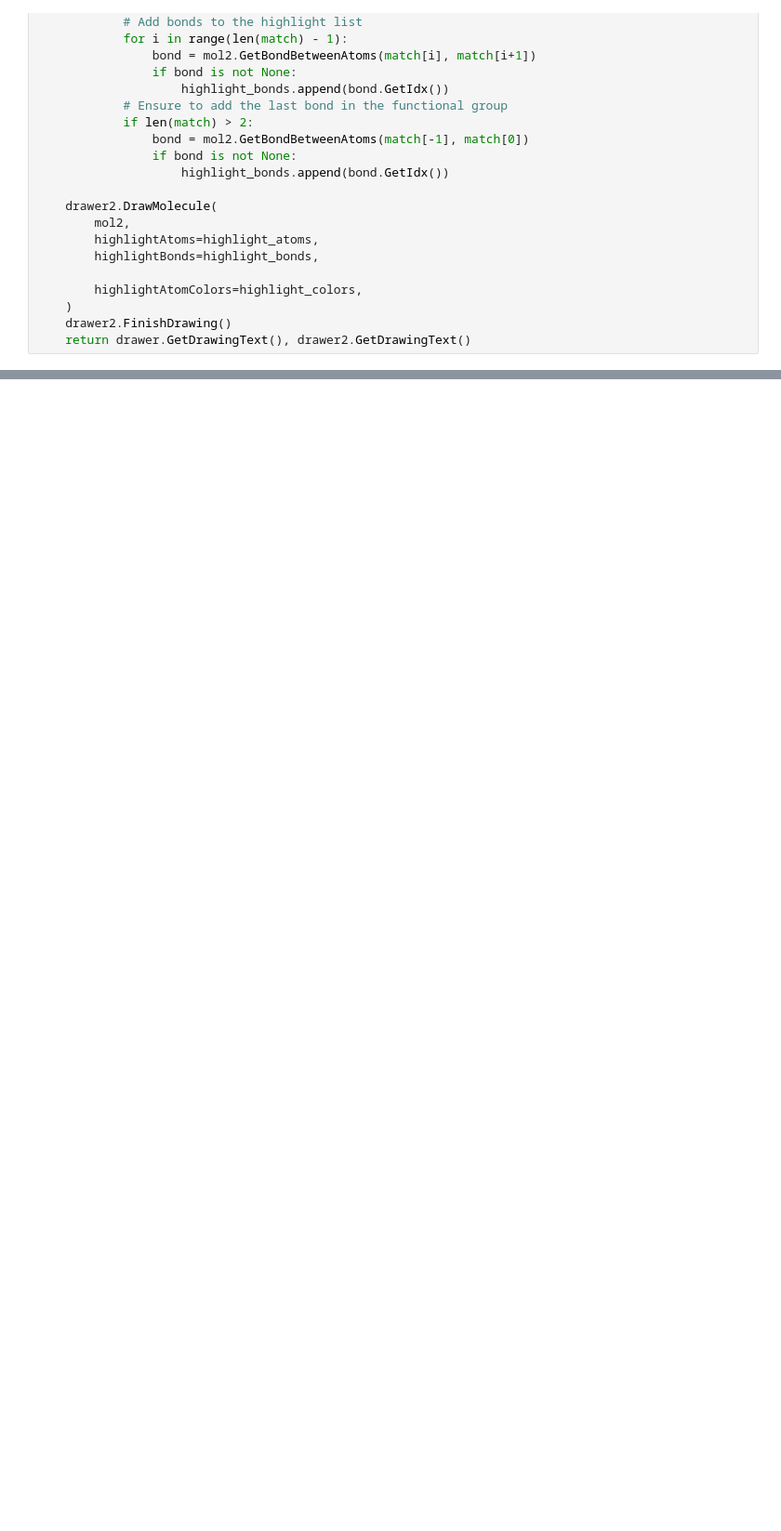
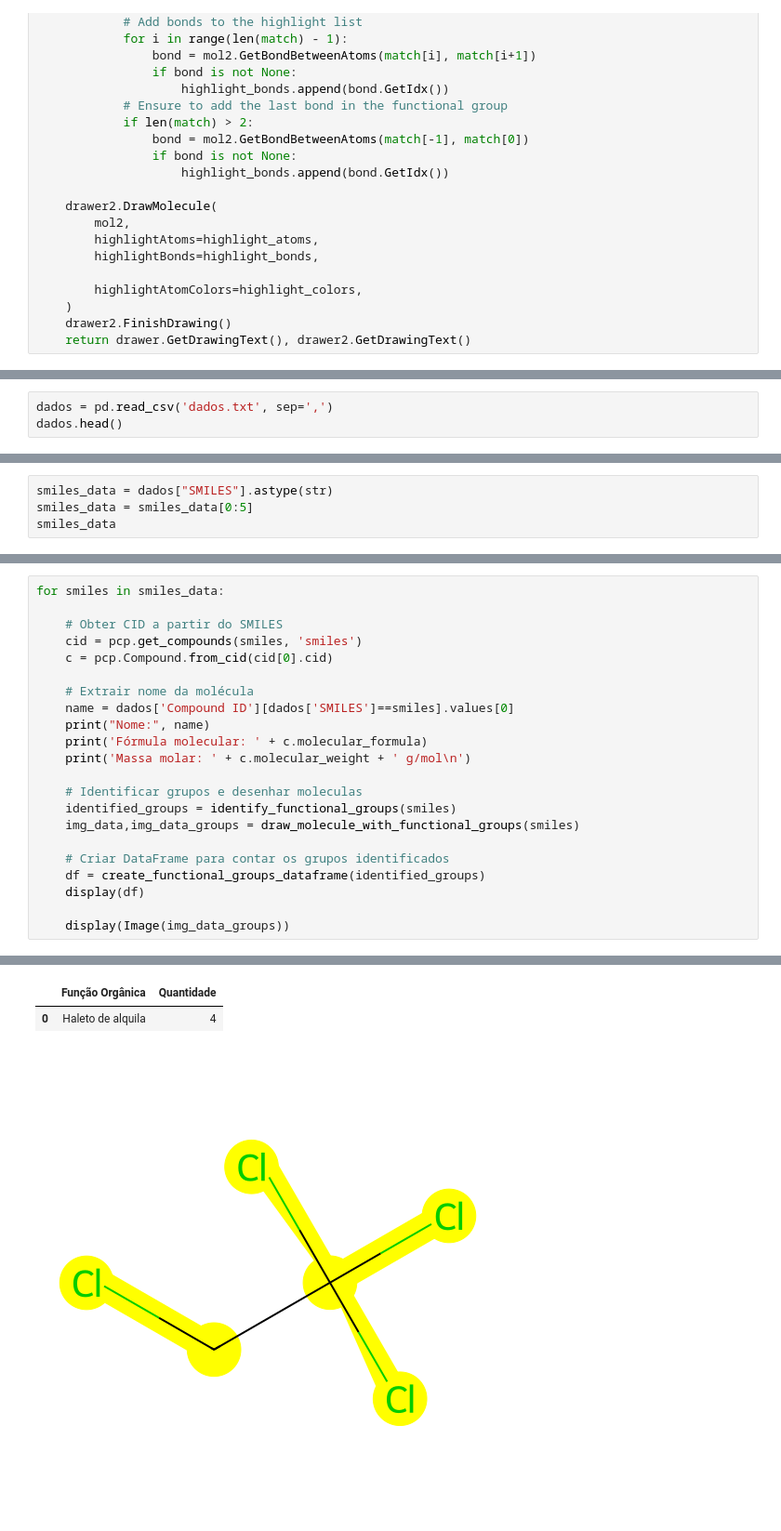
Before and after one commit to willc127/Chemistry_Compounds, a Jupyter notebook: identifier/identifier_groups.ipynb, the cells around one changed output, grey strips where cells are left out. Shown at 93% size. Saved outputs shown, nothing was run; the diff lists cells and outputs as text; blank space fills up the shorter version.

```diff
--- a/identifier/identifier_groups.ipynb
+++ b/identifier/identifier_groups.ipynb
@@ -134,0 +130,3 @@ with open('molecule.png', 'wb') as f:
+# %%
+dados = pd.read_csv('dados.txt', sep=',')
+dados.head()
@@ -134,0 +140,4 @@ with open('molecule.png', 'wb') as f:
+# %%
+smiles_data = dados["SMILES"].astype(str)
+smiles_data = smiles_data[0:5]
+smiles_data
@@ -134,0 +151,23 @@ with open('molecule.png', 'wb') as f:
+# %%
+for smiles in smiles_data:
+
+    # Obter CID a partir do SMILES
+    cid = pcp.get_compounds(smiles, 'smiles')
+    c = pcp.Compound.from_cid(cid[0].cid)
+
+    # Extrair nome da molécula
+    name = dados['Compound ID'][dados['SMILES']==smiles].values[0]
+    print("Nome:", name)
+    print('Fórmula molecular: ' + c.molecular_formula)
+    print('Massa molar: ' + c.molecular_weight + ' g/mol\n')
+
+    # Identificar grupos e desenhar moleculas
+    identified_groups = identify_functional_groups(smiles)
+    img_data,img_data_groups = draw_molecule_with_functional_groups(smiles)
+
+    # Criar DataFrame para contar os grupos identificados
+    df = create_functional_groups_dataframe(identified_groups)
+    display(df)
+
+    display(Image(img_data_groups))
+# %% [output]
@@ -134,0 +177,3 @@ with open('molecule.png', 'wb') as f:
+|  | Função Orgânica | Quantidade |
+| 0 | Haleto de alquila | 4 |
+[figure, added]
```
Also changed, not shown: parts of 11 cells of this notebook, 3 other files.
